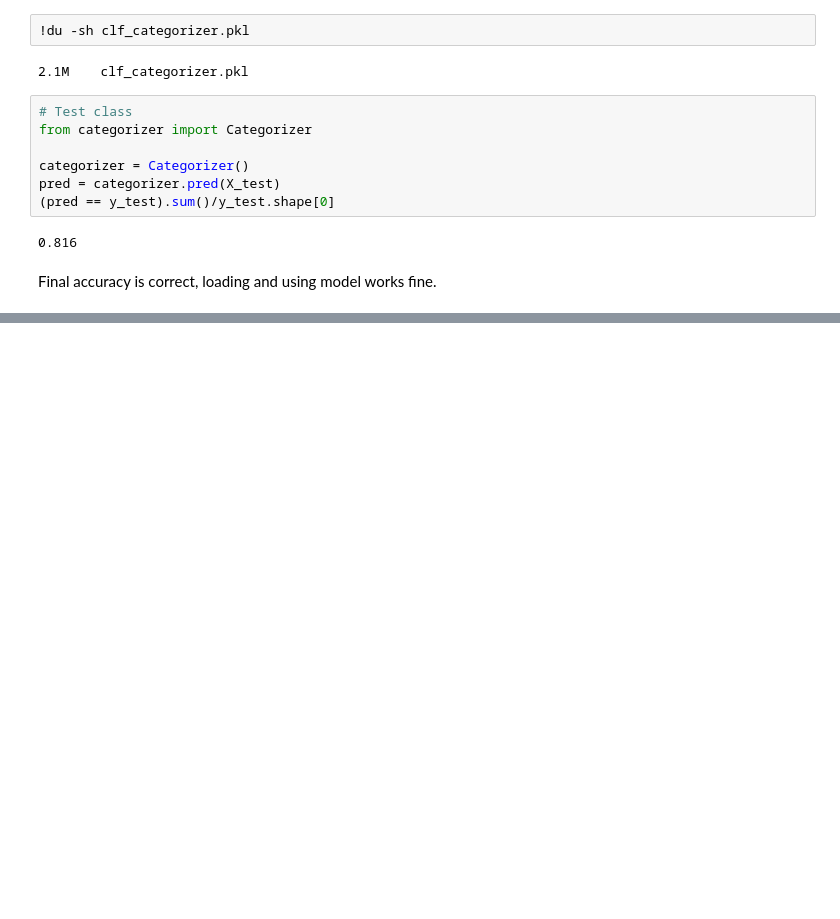
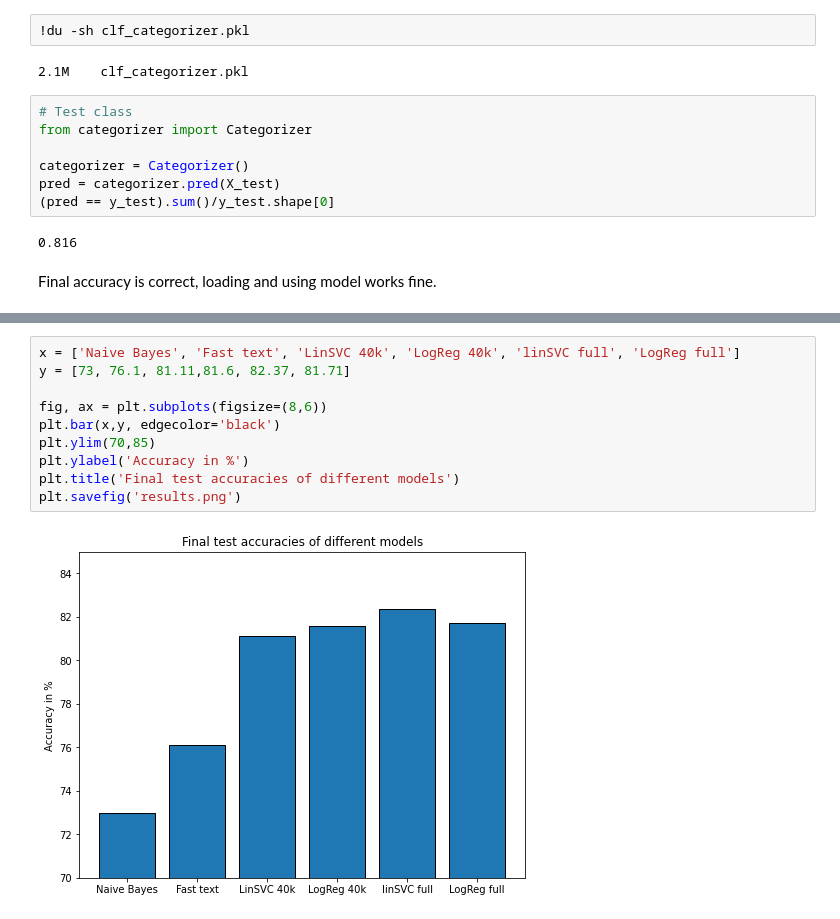
Before and after one commit to svenrr/good_news_everyone, a Jupyter notebook: Category_Analysis/models_scikit_hyperOpt.ipynb, the cells around one changed output, grey strips where cells are left out. Cells and saved outputs as stored; diff of their text form; blank space fills up the shorter version.

```diff
--- a/Category_Analysis/models_scikit_hyperOpt.ipynb
+++ b/Category_Analysis/models_scikit_hyperOpt.ipynb
@@ -373,0 +368,12 @@ Final accuracy is correct, loading and using model works fine.
+# %%
+x = ['Naive Bayes', 'Fast text', 'LinSVC 40k', 'LogReg 40k', 'linSVC full', 'LogReg full']
+y = [73, 76.1, 81.11,81.6, 82.37, 81.71]
+
+fig, ax = plt.subplots(figsize=(8,6))
+plt.bar(x,y, edgecolor='black')
+plt.ylim(70,85)
+plt.ylabel('Accuracy in %')
+plt.title('Final test accuracies of different models')
+plt.savefig('results.png')
+# %% [output]
+[figure, added]
```
Also changed, not shown: parts of 11 cells of this notebook, 10 other files.
